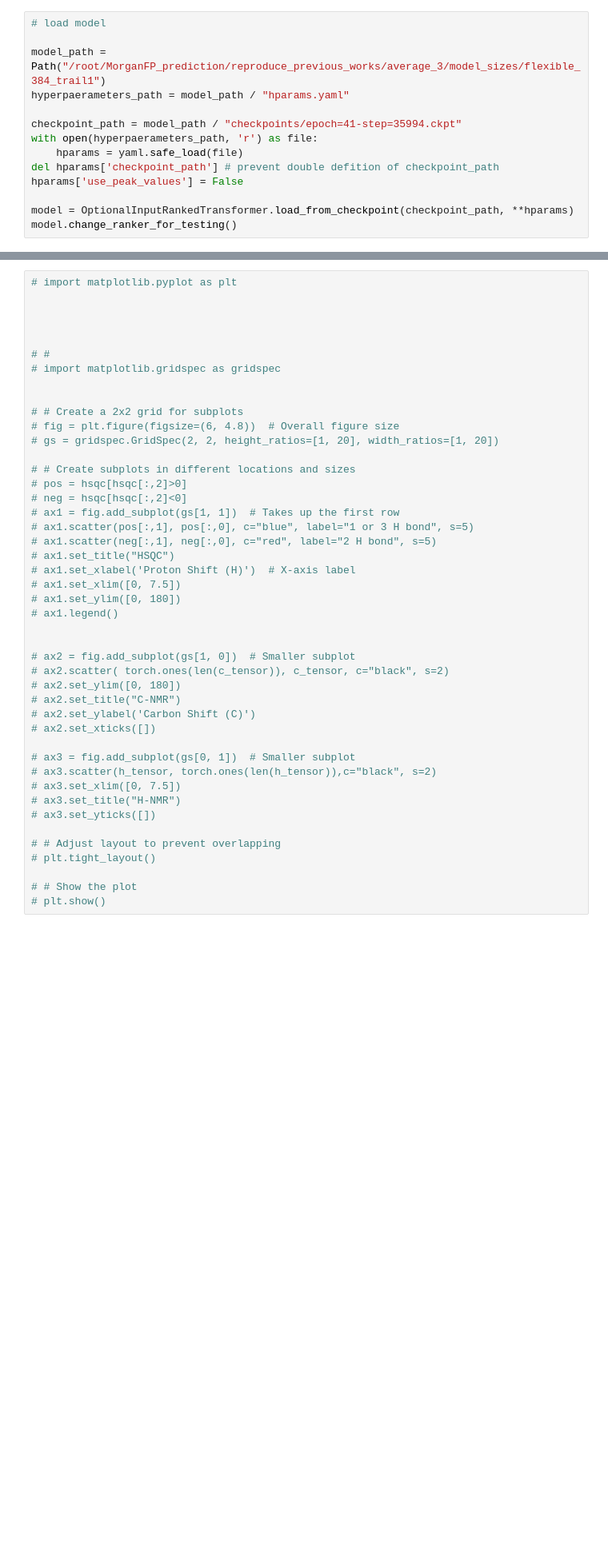
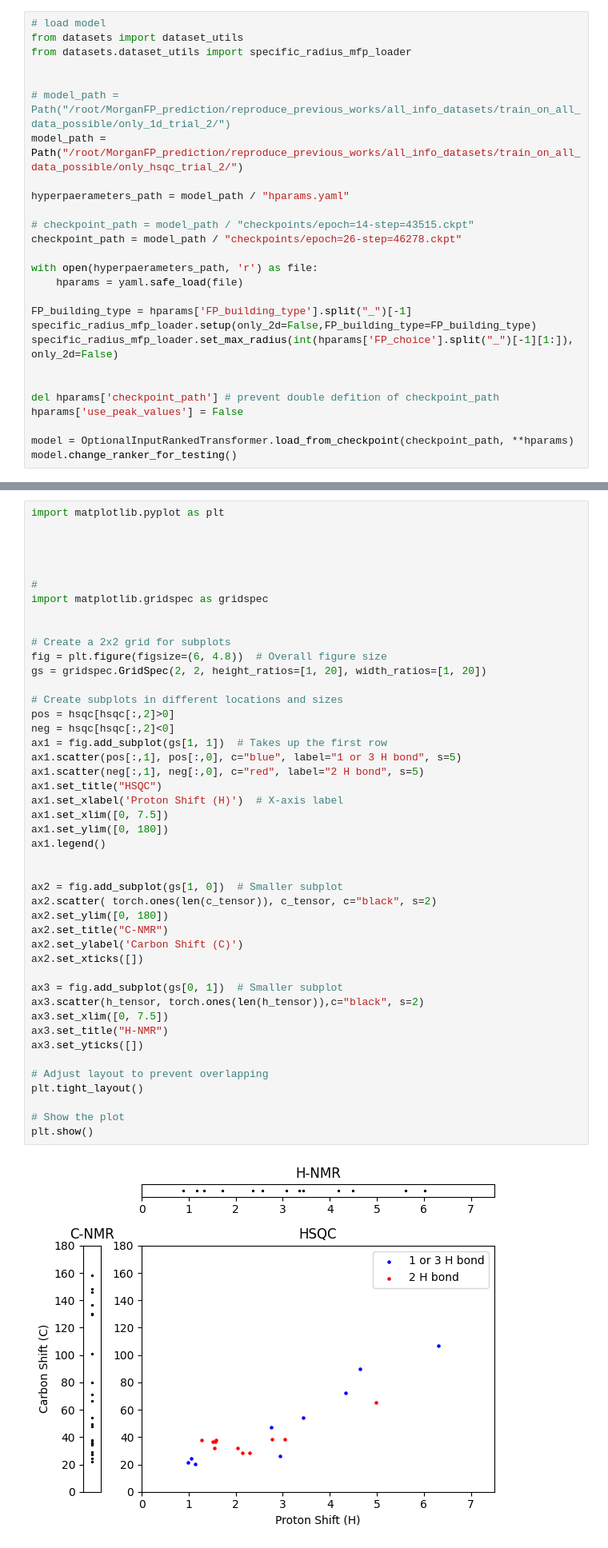
Before and after one commit to xwd0418/Spectre, a Jupyter notebook: inference_demo.ipynb, the cells around one changed output, grey strips where cells are left out. Shown at 80% size. Saved outputs shown, nothing was run; the diff lists cells and outputs as text; blank space fills up the shorter version.

```diff
--- a/inference_demo.ipynb
+++ b/inference_demo.ipynb
@@ -17,13 +18,26 @@ from rdkit import Chem
 from rdkit.Chem import Draw
 # %%
 # load model
+from datasets import dataset_utils
+from datasets.dataset_utils import specific_radius_mfp_loader
 
-model_path = Path("/root/MorganFP_prediction/reproduce_previous_works/average_3/model_sizes/flexible_384_trail1")
+
+# model_path = Path("/root/MorganFP_prediction/reproduce_previous_works/all_info_datasets/train_on_all_data_possible/only_1d_trial_2/")
+model_path = Path("/root/MorganFP_prediction/reproduce_previous_works/all_info_datasets/train_on_all_data_possible/only_hsqc_trial_2/")
+
 hyperpaerameters_path = model_path / "hparams.yaml"
 
-checkpoint_path = model_path / "checkpoints/epoch=41-step=35994.ckpt"
+# checkpoint_path = model_path / "checkpoints/epoch=14-step=43515.ckpt"
+checkpoint_path = model_path / "checkpoints/epoch=26-step=46278.ckpt"
+
 with open(hyperpaerameters_path, 'r') as file:
     hparams = yaml.safe_load(file)
+
+FP_building_type = hparams['FP_building_type'].split("_")[-1]
+specific_radius_mfp_loader.setup(only_2d=False,FP_building_type=FP_building_type)
+specific_radius_mfp_loader.set_max_radius(int(hparams['FP_choice'].split("_")[-1][1:]), only_2d=False)
+
+
 del hparams['checkpoint_path'] # prevent double defition of checkpoint_path
 hparams['use_peak_values'] = False
 
@@ -100,45 +130,47 @@ chemical_names_lookup[int(filename.split(".")[0])]
 # %%
-# import matplotlib.pyplot as plt
+import matplotlib.pyplot as plt
 
 
 
 
-# #
-# import matplotlib.gridspec as gridspec
+#
+import matplotlib.gridspec as gridspec
 
 
-# # Create a 2x2 grid for subplots
-# fig = plt.figure(figsize=(6, 4.8))  # Overall figure size
-# gs = gridspec.GridSpec(2, 2, height_ratios=[1, 20], width_ratios=[1, 20])
+# Create a 2x2 grid for subplots
+fig = plt.figure(figsize=(6, 4.8))  # Overall figure size
+gs = gridspec.GridSpec(2, 2, height_ratios=[1, 20], width_ratios=[1, 20])
 
-# # Create subplots in different locations and sizes
-# pos = hsqc[hsqc[:,2]>0]
-# neg = hsqc[hsqc[:,2]<0]
-# ax1 = fig.add_subplot(gs[1, 1])  # Takes up the first row
-# ax1.scatter(pos[:,1], pos[:,0], c="blue", label="1 or 3 H bond", s=5)
-# ax1.scatter(neg[:,1], neg[:,0], c="red", label="2 H bond", s=5)
-# ax1.set_title("HSQC")
-# ax1.set_xlabel('Proton Shift (H)')  # X-axis label
-# ax1.set_xlim([0, 7.5])
-# ax1.set_ylim([0, 180])
-# ax1.legend()
+# Create subplots in different locations and sizes
+pos = hsqc[hsqc[:,2]>0]
+neg = hsqc[hsqc[:,2]<0]
+ax1 = fig.add_subplot(gs[1, 1])  # Takes up the first row
+ax1.scatter(pos[:,1], pos[:,0], c="blue", label="1 or 3 H bond", s=5)
+ax1.scatter(neg[:,1], neg[:,0], c="red", label="2 H bond", s=5)
+ax1.set_title("HSQC")
+ax1.set_xlabel('Proton Shift (H)')  # X-axis label
+ax1.set_xlim([0, 7.5])
+ax1.set_ylim([0, 180])
+ax1.legend()
 
 
-# ax2 = fig.add_subplot(gs[1, 0])  # Smaller subplot
-# ax2.scatter( torch.ones(len(c_tensor)), c_tensor, c="black", s=2)
-# ax2.set_ylim([0, 180])
-# ax2.set_title("C-NMR")
-# ax2.set_ylabel('Carbon Shift (C)')
-# ax2.set_xticks([])
+ax2 = fig.add_subplot(gs[1, 0])  # Smaller subplot
+ax2.scatter( torch.ones(len(c_tensor)), c_tensor, c="black", s=2)
+ax2.set_ylim([0, 180])
+ax2.set_title("C-NMR")
+ax2.set_ylabel('Carbon Shift (C)')
+ax2.set_xticks([])
 
-# ax3 = fig.add_subplot(gs[0, 1])  # Smaller subplot
-# ax3.scatter(h_tensor, torch.ones(len(h_tensor)),c="black", s=2)
-# ax3.set_xlim([0, 7.5])
-# ax3.set_title("H-NMR")
-# ax3.set_yticks([])
+ax3 = fig.add_subplot(gs[0, 1])  # Smaller subplot
+ax3.scatter(h_tensor, torch.ones(len(h_tensor)),c="black", s=2)
+ax3.set_xlim([0, 7.5])
+ax3.set_title("H-NMR")
+ax3.set_yticks([])
 
-# # Adjust layout to prevent overlapping
-# plt.tight_layout()
+# Adjust layout to prevent overlapping
+plt.tight_layout()
 
-# # Show the plot
-# plt.show()
+# Show the plot
+plt.show()
+# %% [output]
+[figure, added]
```
Also changed, not shown: parts of 13 cells of this notebook, 12 other files.
